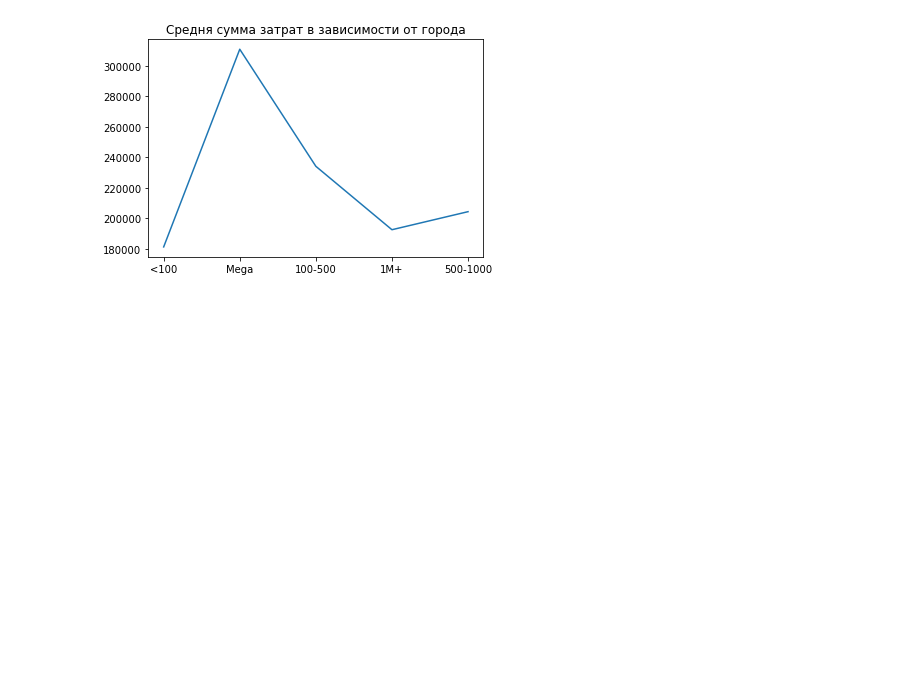
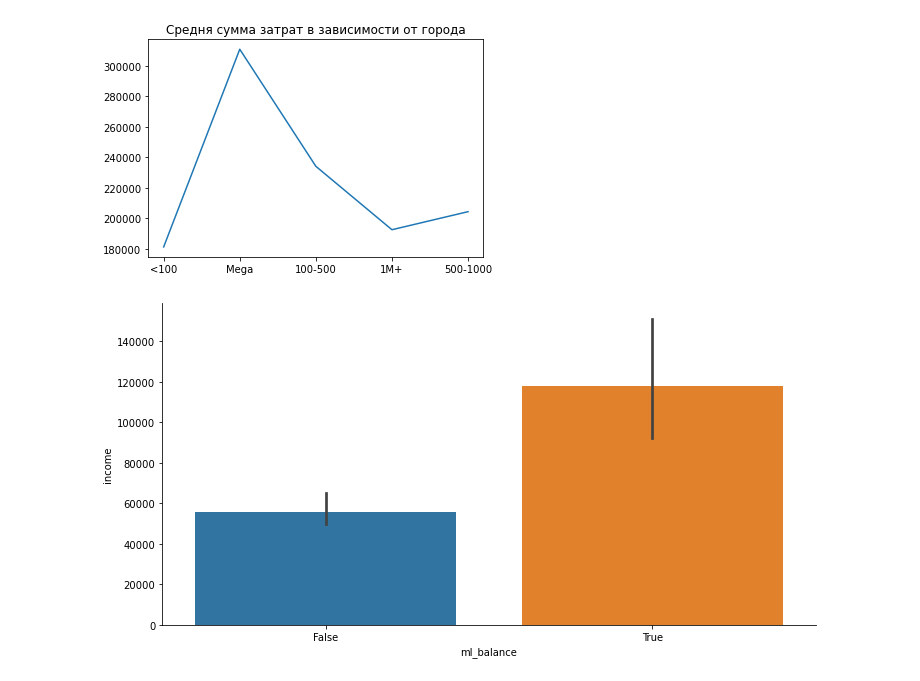
Before and after one commit to pyretttt/dsHomeworks, a Jupyter notebook: hw3/MathPlots.ipynb, the cells around one changed output. Drawn from its saved outputs; the diff is of its cells as text; code cells hidden in the pictures; blank space fills up the shorter version.

```diff
--- a/hw3/MathPlots.ipynb
+++ b/hw3/MathPlots.ipynb
@@ -68,8 +68,8 @@ subdf = subdf.loc[df["income"] != 0]
 # %%
 sns.catplot(x="ml_balance",
             y="income",
-            kind="swarm",
+            kind="bar",
             aspect=2,
             data=subdf);
-# "strip", "swarm", "box", "violin",
-#     "boxen", "point", "bar", or "count"
+# %% [output]
+[figure, added]
```
